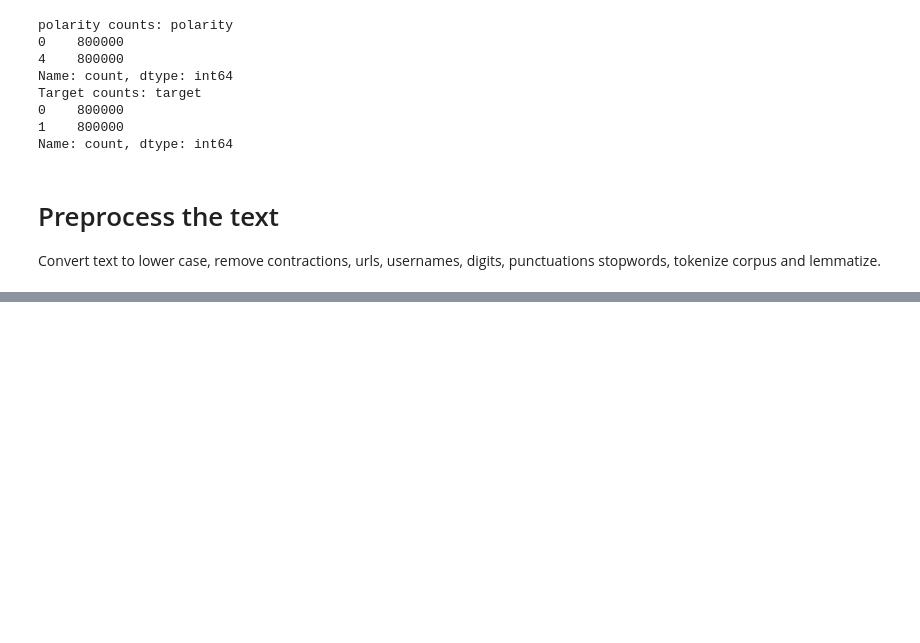
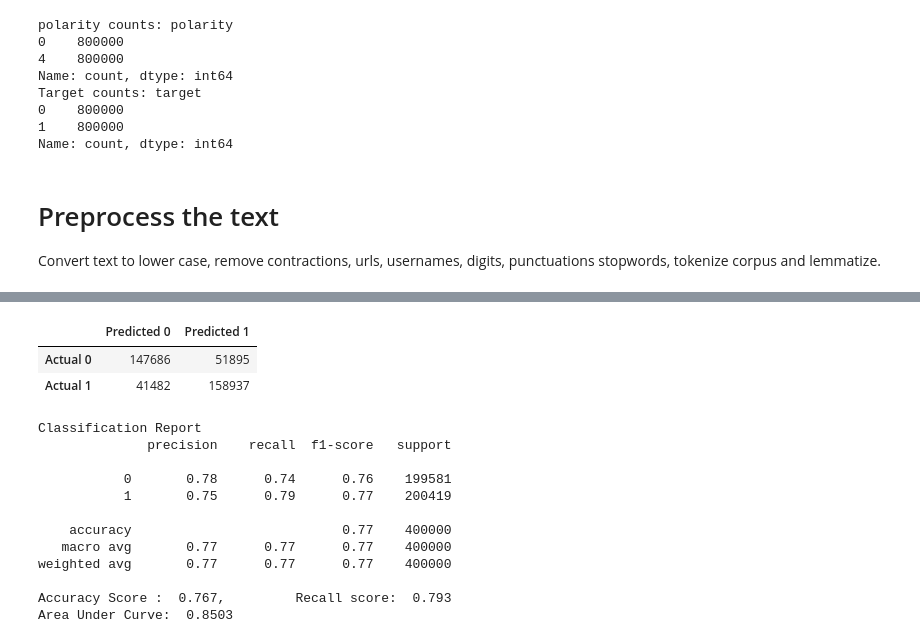
Before and after one commit to pajeeokoth/Sentiment_Analysis, a Jupyter notebook: P7_02_jupyternotebook.ipynb, the cells around one changed output, grey strips where cells are left out. Drawn from its saved outputs; the diff is of its cells as text; code cells hidden in the pictures; blank space fills up the shorter version.

```diff
--- a/P7_02_jupyternotebook.ipynb
+++ b/P7_02_jupyternotebook.ipynb
@@ -228,0 +535,8 @@ print(classify_message(classifier, vectorizer, message))
+# %%
+# 10b. Make predictions and evaluate model
+# load the best model
+from tensorflow.keras.models import load_model
+
+best_model = load_model('best_model1.h5')
+pred_test(best_model, Xtest_, ytest)
+# %% [output]
@@ -228,0 +546,15 @@ print(classify_message(classifier, vectorizer, message))
+|  | Predicted 0 | Predicted 1 |
+| Actual 0 | 147686 | 51895 |
+| Actual 1 | 41482 | 158937 |
+Classification Report
+              precision    recall  f1-score   support
+
+           0       0.78      0.74      0.76    199581
+           1       0.75      0.79      0.77    200419
+
+    accuracy                           0.77    400000
+   macro avg       0.77      0.77      0.77    400000
+weighted avg       0.77      0.77      0.77    400000
+
+Accuracy Score :  0.767,         Recall score:  0.793
+Area Under Curve:  0.8503
```
Also changed, not shown: parts of 29 cells of this notebook, 8 other files.
